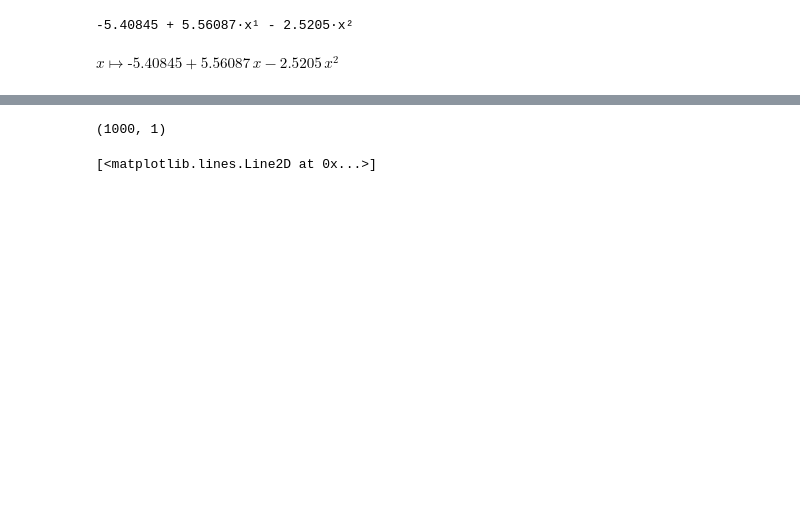
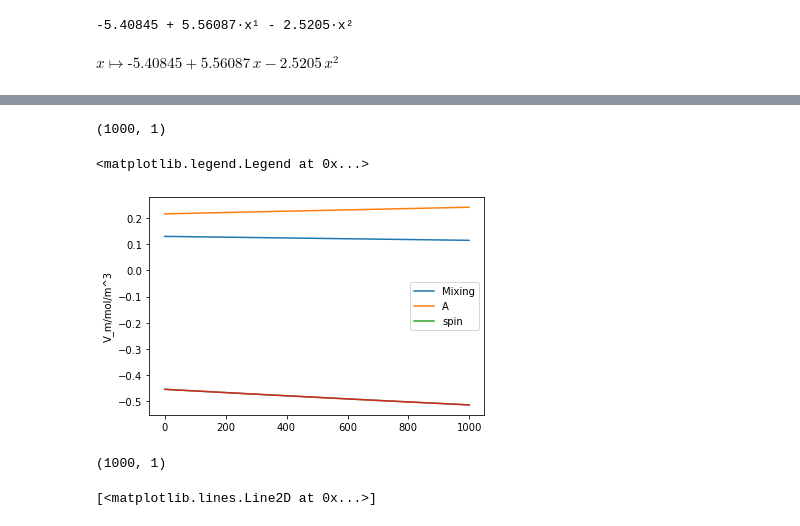
Before and after one commit to chappertron/TSEOS, a Jupyter notebook: testing_the_model.ipynb, the cells around one changed output, grey strips where cells are left out. Saved outputs shown, nothing was run; the diff lists cells and outputs as text; code cells hidden in the pictures; blank space fills up the shorter version.

```diff
--- a/testing_the_model.ipynb
+++ b/testing_the_model.ipynb
@@ -285,3 +316,23 @@ plt.show()
+# %%
+print(G_spin.shape)
+deltaV_spin = np.gradient(G_spin,presses,axis=0)
+deltaV_mix = np.gradient(G_mix,presses,axis=0)
+delta_V_A = np.gradient(G_A,presses,axis=0)
+
+delta_V_spin_analytical = 3/2*spinner.polyA(That-1)*(bid.convert_P(presses)-spinner.polyPs(That-1))**0.5/bid.rhoc_mol_m3/1e-5 ## In m^3/mol
+# %% [output]
+(1000, 1)
+# %%
+
+plt.plot(deltaV_mix,label='Mixing')
+plt.plot(delta_V_A,label='A')
+plt.plot(deltaV_spin,label='spin')
+plt.plot(delta_V_spin_analytical)
+plt.ylabel('V_m/mol/m^3')
+plt.legend()
+# %% [output]
+<matplotlib.legend.Legend at 0x...>
+[figure, added]
 # %%
 (G_mix+G_spin+G_A).shape
 
```
Also changed, not shown: parts of 27 cells of this notebook, 4 other files.
